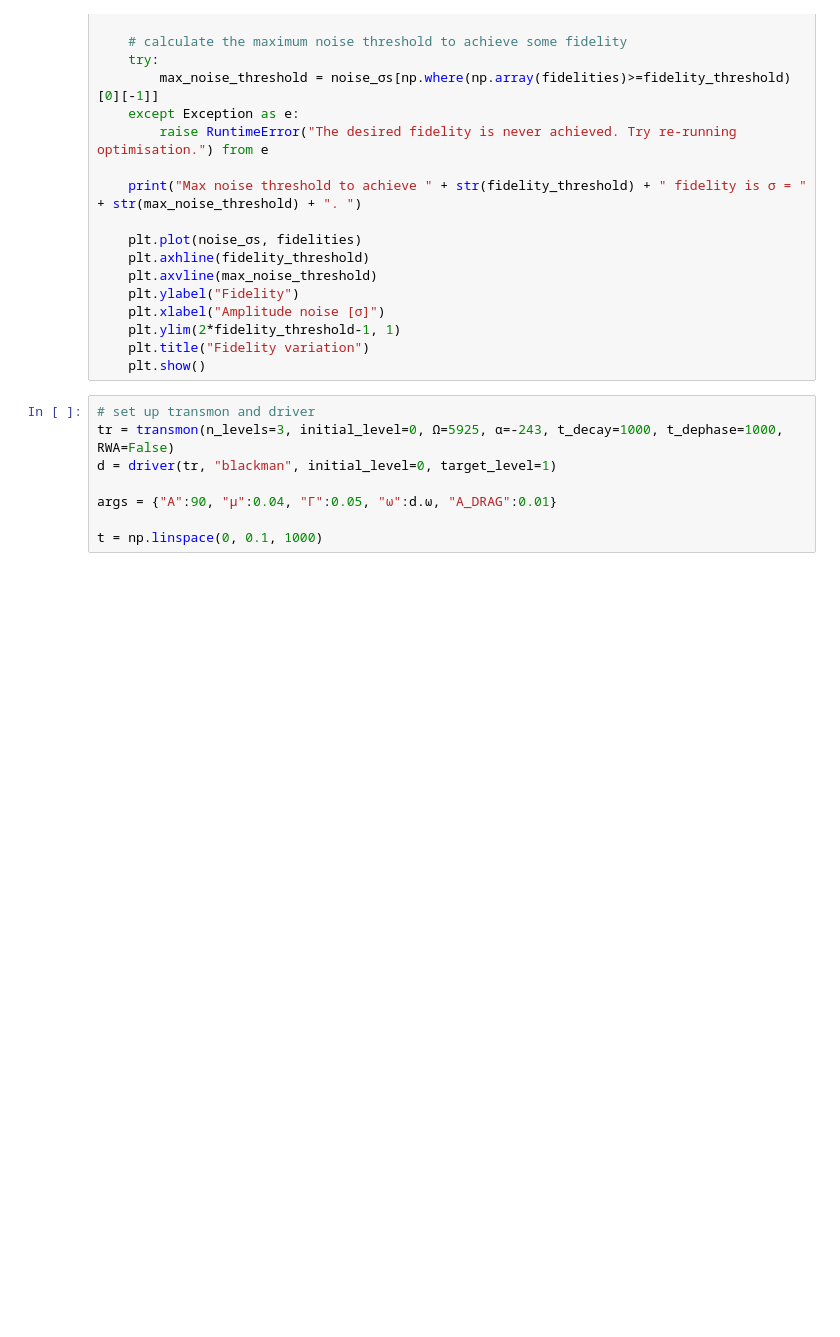
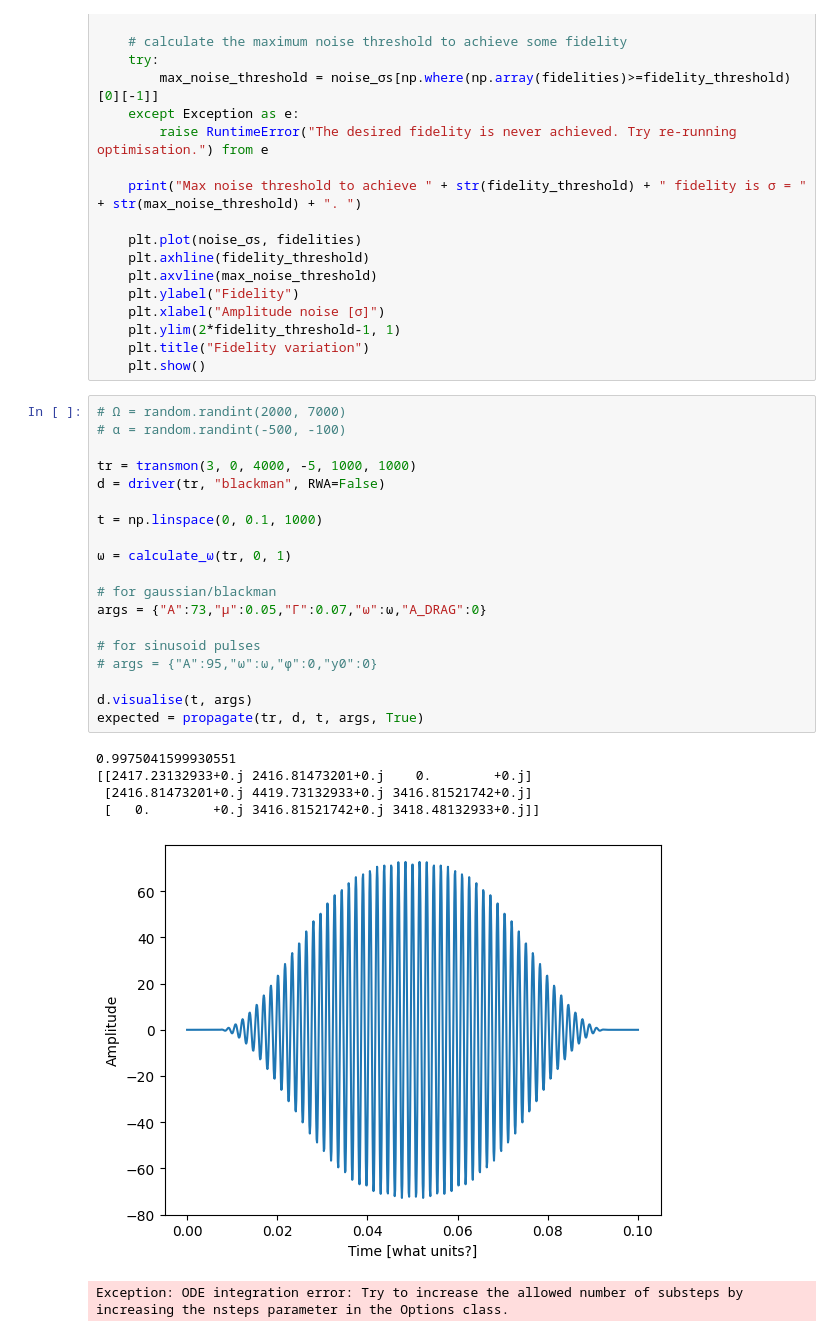
Before and after one commit to manavbabel/Transmon-Simulation, a Jupyter notebook: Transmon.ipynb, the cells around one changed output. Cells and saved outputs as stored; diff of their text form; blank space fills up the shorter version.

```diff
--- a/Transmon.ipynb
+++ b/Transmon.ipynb
@@ -456,11 +278,29 @@ def noise_effects(parameter:float, fidelity_func, max_noise:float, fidelity_thre
     plt.ylim(2*fidelity_threshold-1, 1)
     plt.title("Fidelity variation")
     plt.show()
-# %%
-# set up transmon and driver
-tr = transmon(n_levels=3, initial_level=0, Ω=5925, α=-243, t_decay=1000, t_dephase=1000, RWA=False)
-d = driver(tr, "blackman", initial_level=0, target_level=1)
-
-args = {"A":90, "μ":0.04, "Γ":0.05, "ω":d.ω, "A_DRAG":0.01}
-
-t = np.linspace(0, 0.1, 1000)
+# %%
+# Ω = random.randint(2000, 7000)
+# α = random.randint(-500, -100)
+
+tr = transmon(3, 0, 4000, -5, 1000, 1000)
+d = driver(tr, "blackman", RWA=False)
+
+t = np.linspace(0, 0.1, 1000)
+
+ω = calculate_ω(tr, 0, 1)
+
+# for gaussian/blackman
+args = {"A":73,"μ":0.05,"Γ":0.07,"ω":ω,"A_DRAG":0}
+
+# for sinusoid pulses
+# args = {"A":95,"ω":ω,"φ":0,"y0":0}
+
+d.visualise(t, args)
+expected = propagate(tr, d, t, args, True)
+# %% [output]
+0.9975041599930551
+[[2417.23132933+0.j 2416.81473201+0.j    0.        +0.j]
+ [2416.81473201+0.j 4419.73132933+0.j 3416.81521742+0.j]
+ [   0.        +0.j 3416.81521742+0.j 3418.48132933+0.j]]
+[figure, added]
+Exception: ODE integration error: Try to increase the allowed number of substeps by increasing the nsteps parameter in the Options class.
```
Also changed, not shown: parts of 23 cells of this notebook.
